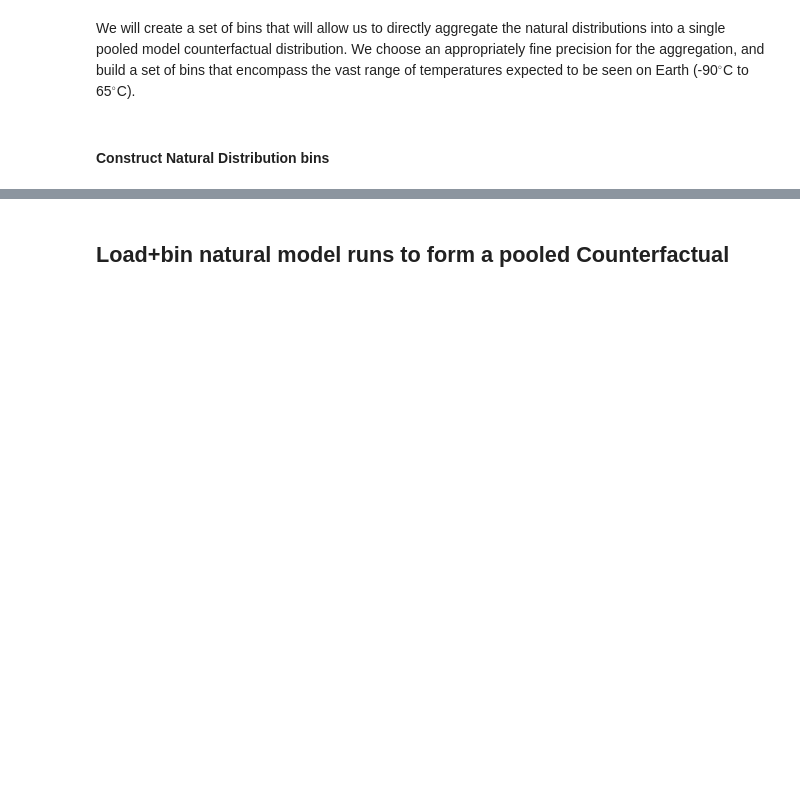
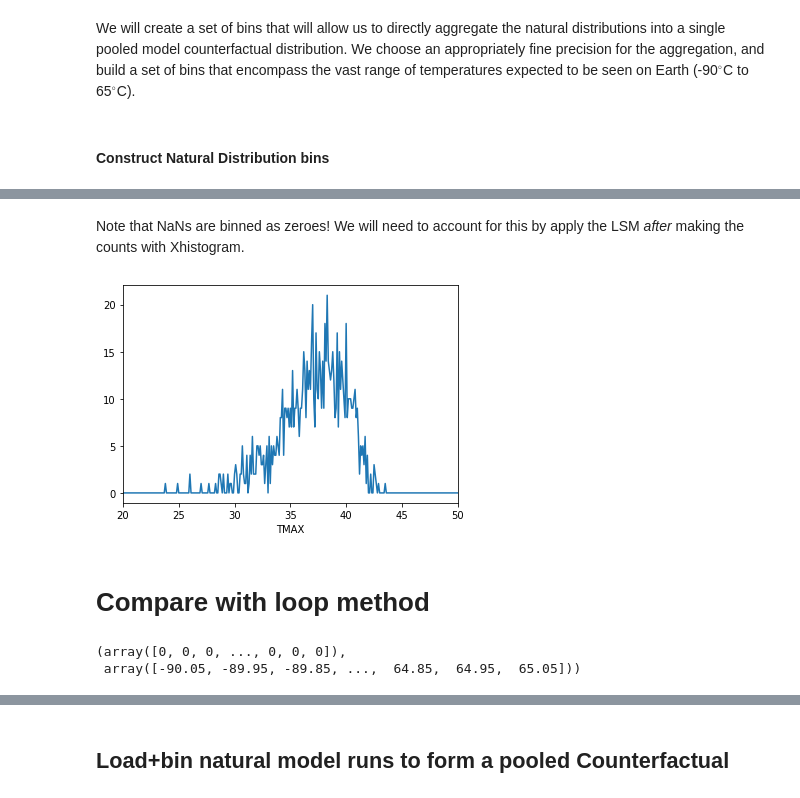
Before and after one commit to climatecentral/gilford22_attframework, a Jupyter notebook: CMIP5_create_CFdistribution.ipynb, the cells around one changed output, grey strips where cells are left out. Drawn from its saved outputs; the diff is of its cells as text; code cells hidden in the pictures; blank space fills up the shorter version.

```diff
--- a/CMIP5_create_CFdistribution.ipynb
+++ b/CMIP5_create_CFdistribution.ipynb
@@ -66,0 +75,5 @@ midbins=binedges[:-1]+precision/2
+# %%
+# define the location to look at the distributions
+# here we take Phoenix, which is located at
+# (33.44837 N, 112.07404 W)
+eg_loc=[util.lon180to360(-112.07404),33.44837]
@@ -66,0 +110,18 @@ midbins=binedges[:-1]+precision/2
+# %% [markdown]
+Note that NaNs are binned as zeroes! We will need to account for this by apply the LSM *after* making the counts with Xhistogram.
+# %%
+plt.plot(h['TMAX_bin'],h.sel(lon=eg_loc[0],lat=eg_loc[1],method='nearest'))
+plt.xlim([20,50])
+plt.xlabel('TMAX')
+plt.show()
+# %% [output]
+[figure, added]
+# %% [markdown]
+# Compare with loop method
+# %%
+# calculate at the individual location with numpy hist
+histgrab=np.histogram(dat0.sel(lon=eg_loc[0],lat=eg_loc[1],method='nearest').values,bins=binedges)
+histgrab
+# %% [output]
+(array([0, 0, 0, ..., 0, 0, 0]),
+ array([-90.05, -89.95, -89.85, ...,  64.85,  64.95,  65.05]))
```
Also changed, not shown: parts of 8 cells of this notebook.
